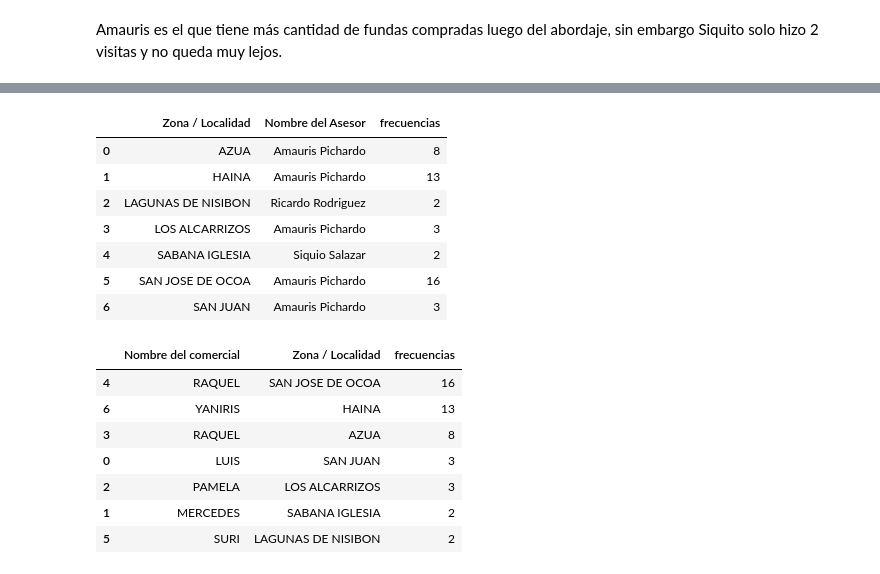
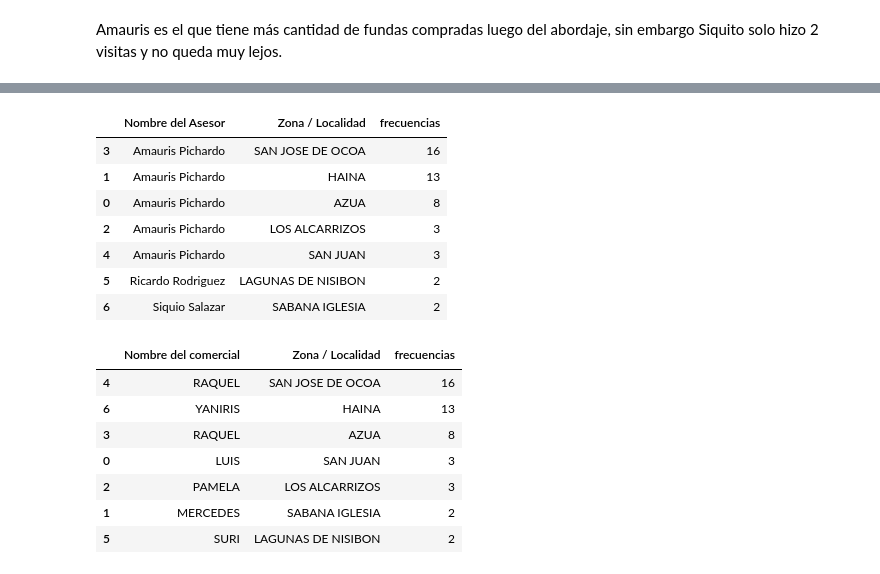
Before and after one commit to ngcarvajall/Laboratorios_bootcamp, a Jupyter notebook: Geo_Consulting/maestros.ipynb, the cells around one changed output, grey strips where cells are left out. Drawn from its saved outputs; the diff is of its cells as text; code cells hidden in the pictures.

```diff
--- a/Geo_Consulting/maestros.ipynb
+++ b/Geo_Consulting/maestros.ipynb
@@ -295,14 +317,14 @@ Name: # de fundas compradas luego del abordaje, dtype: float64
 # %%
-df.groupby(['Zona / Localidad', 'Nombre del Asesor']).size().reset_index(name='frecuencias')
+df.groupby(['Nombre del Asesor', 'Zona / Localidad']).size().reset_index(name='frecuencias').sort_values(by='frecuencias', ascending=False)
 # %% [output]
-|  | Zona / Localidad | Nombre del Asesor | frecuencias |
-| 0 | AZUA | Amauris Pichardo | 8 |
-| 1 | HAINA | Amauris Pichardo | 13 |
-| 2 | LAGUNAS DE NISIBON | Ricardo Rodriguez | 2 |
-| 3 | LOS ALCARRIZOS | Amauris Pichardo | 3 |
-| 4 | SABANA IGLESIA | Siquio Salazar | 2 |
-| 5 | SAN JOSE DE OCOA | Amauris Pichardo | 16 |
-| 6 | SAN JUAN | Amauris Pichardo | 3 |
+|  | Nombre del Asesor | Zona / Localidad | frecuencias |
+| 3 | Amauris Pichardo | SAN JOSE DE OCOA | 16 |
+| 1 | Amauris Pichardo | HAINA | 13 |
+| 0 | Amauris Pichardo | AZUA | 8 |
+| 2 | Amauris Pichardo | LOS ALCARRIZOS | 3 |
+| 4 | Amauris Pichardo | SAN JUAN | 3 |
+| 5 | Ricardo Rodriguez | LAGUNAS DE NISIBON | 2 |
+| 6 | Siquio Salazar | SABANA IGLESIA | 2 |
 # %%
 df.groupby(['Nombre del comercial', 'Zona / Localidad']).size().reset_index(name='frecuencias').sort_values(by='frecuencias', ascending=False)
 # %% [output]
```
Also changed, not shown: parts of 17 cells of this notebook.
